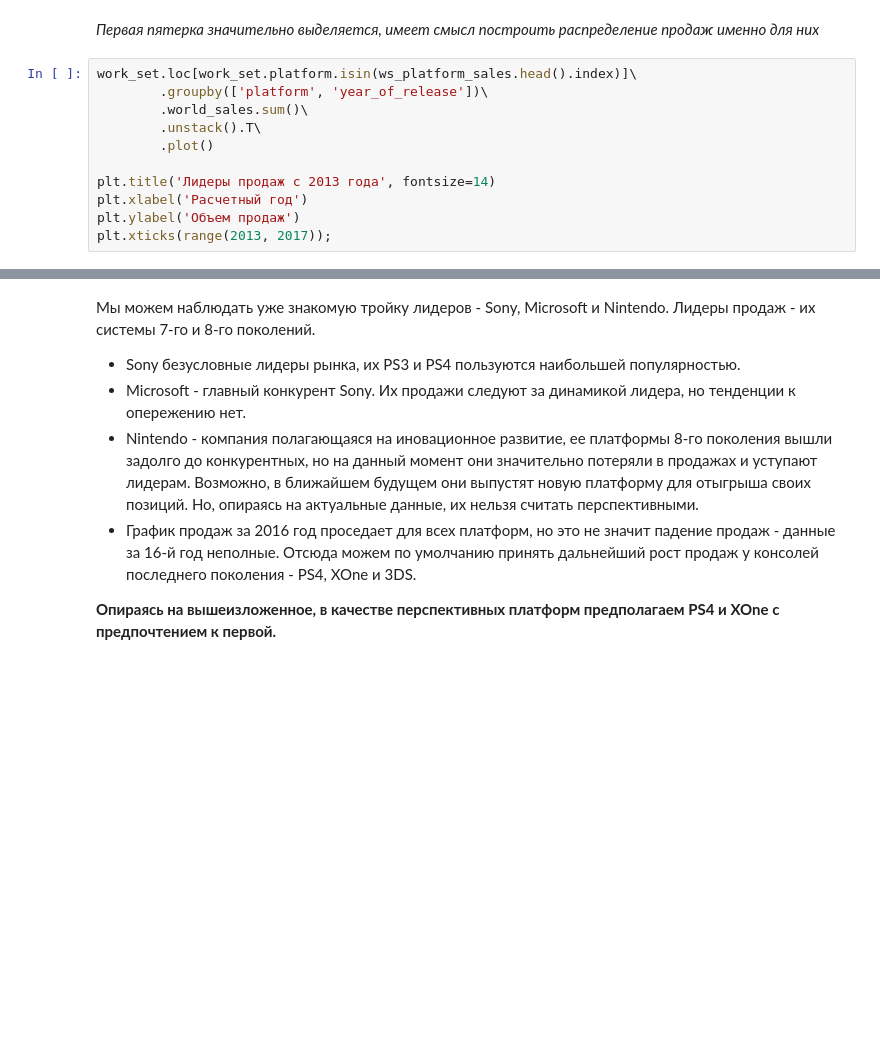
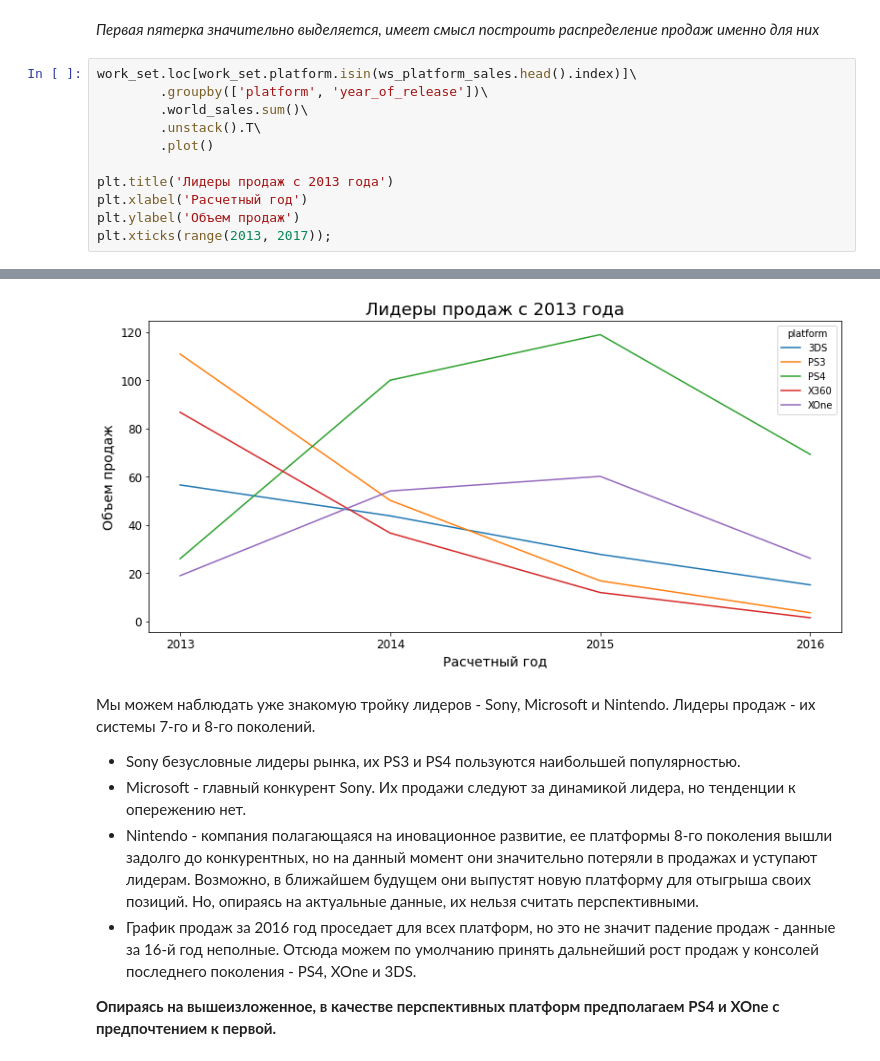
Before and after one commit to Isaaj/practicum_yandex, a Jupyter notebook: 5-EDA-stats/stream4ik.ipynb, the cells around one changed output, grey strips where cells are left out. Cells and saved outputs as stored; diff of their text form; blank space fills up the shorter version.

```diff
--- a/5-EDA-stats/stream4ik.ipynb
+++ b/5-EDA-stats/stream4ik.ipynb
@@ -616,7 +617,7 @@ work_set.loc[work_set.platform.isin(ws_platform_sales.head().index)]\
         .unstack().T\
         .plot()
 
-plt.title('Лидеры продаж с 2013 года', fontsize=14)
+plt.title('Лидеры продаж с 2013 года')
 plt.xlabel('Расчетный год')
 plt.ylabel('Объем продаж')
 plt.xticks(range(2013, 2017));
@@ -625,3 +625,4 @@ plt.xticks(range(2013, 2017));
+[figure, added]
 # %% [markdown]
 Мы можем наблюдать уже знакомую тройку лидеров - Sony, Microsoft и Nintendo. Лидеры продаж - их системы 7-го и 8-го поколений.
 
```
Also changed, not shown: parts of 19 cells of this notebook, 6 other files.
